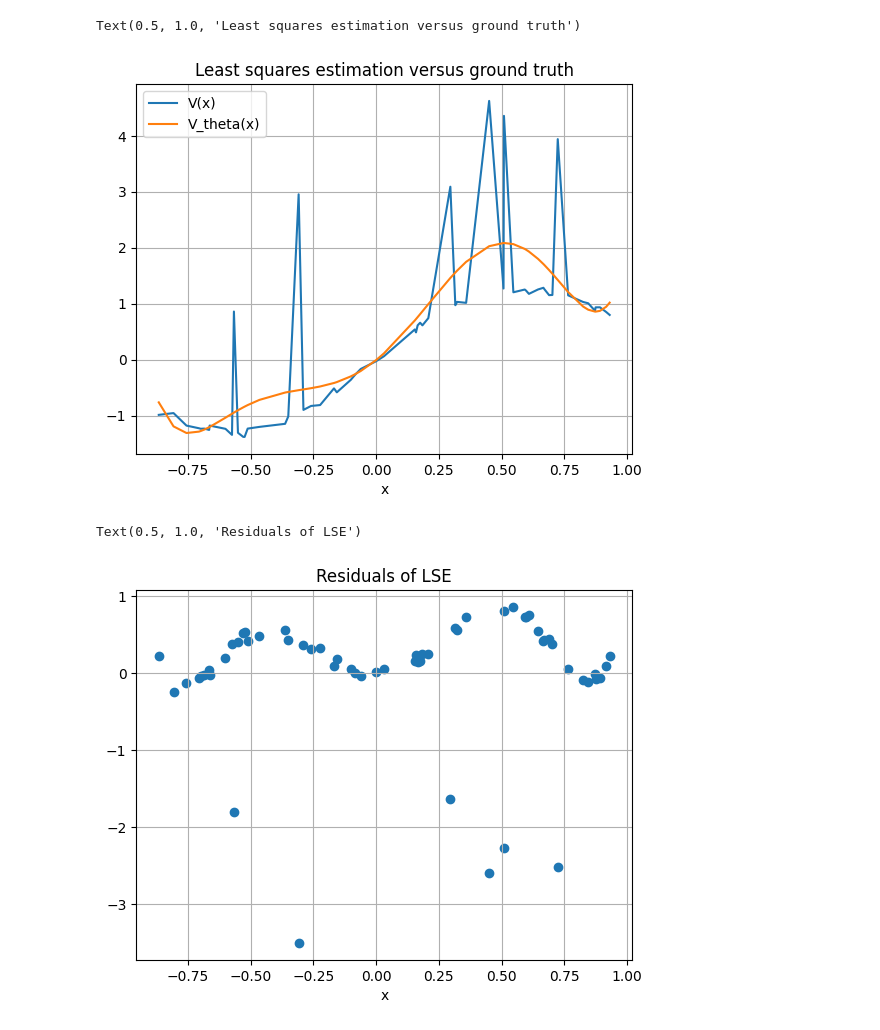
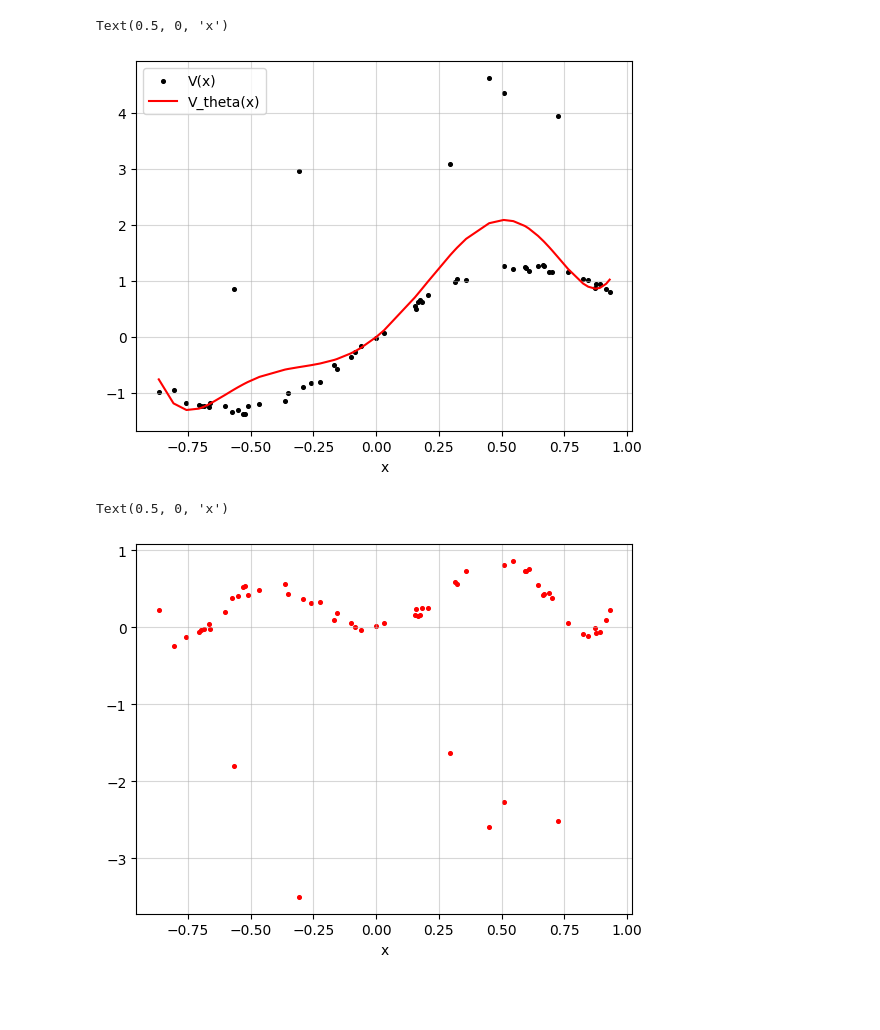
Before and after one commit to Deuter1um/OptimCW26_27, a Jupyter notebook: notebooks/part1.ipynb, the cells around one changed output. Drawn from its saved outputs; the diff is of its cells as text; code cells hidden in the pictures; blank space fills up the shorter version.

Commit message:
re-plotted graphs and adjusted displays

```diff
--- a/notebooks/part1.ipynb
+++ b/notebooks/part1.ipynb
@@ -33,24 +35,24 @@ print(theta)
 # %%
 v_estimate_vec = np.array([part1_utils.V_estimate(theta, x) for x in X])
 
-plt.plot(X, Y, label="V(x)")
-plt.plot(X, v_estimate_vec, label="V_theta(x)")
+plt.scatter(X, Y, label="V(x)", color="black", s=7)
+plt.plot(X, v_estimate_vec, label="V_theta(x)", color="red")
 
 plt.legend()
-plt.grid()
+plt.grid(alpha=0.5)
 plt.xlabel("x")
-plt.title("Least squares estimation versus ground truth")
+# plt.title("Least squares estimation versus ground truth")
 # %% [output]
-Text(0.5, 1.0, 'Least squares estimation versus ground truth')
+Text(0.5, 0, 'x')
-[figure, old version]
+[figure, new version]
 # %%
 res = A @ theta - Y
 
-plt.scatter(X, res)
+plt.scatter(X, res, s=7, color="red")
 
-plt.grid()
+plt.grid(alpha=0.5)
 plt.xlabel("x")
-plt.title("Residuals of LSE")
+# plt.title("Residuals of LSE")
 # %% [output]
-Text(0.5, 1.0, 'Residuals of LSE')
+Text(0.5, 0, 'x')
-[figure, old version]
+[figure, new version]
```
Also changed, not shown: parts of 2 cells of this notebook, 1 other file.
